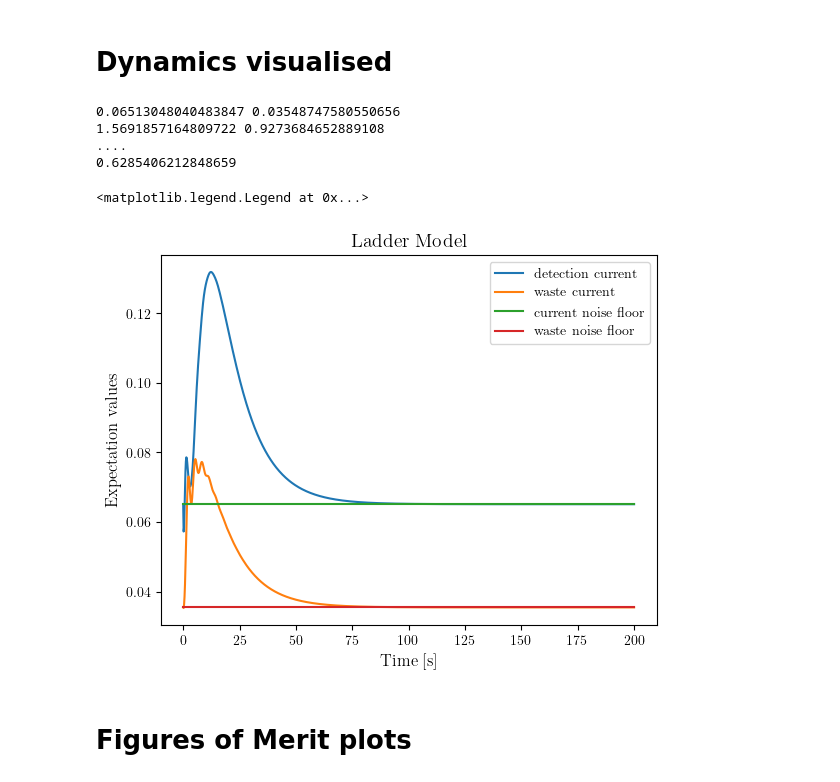
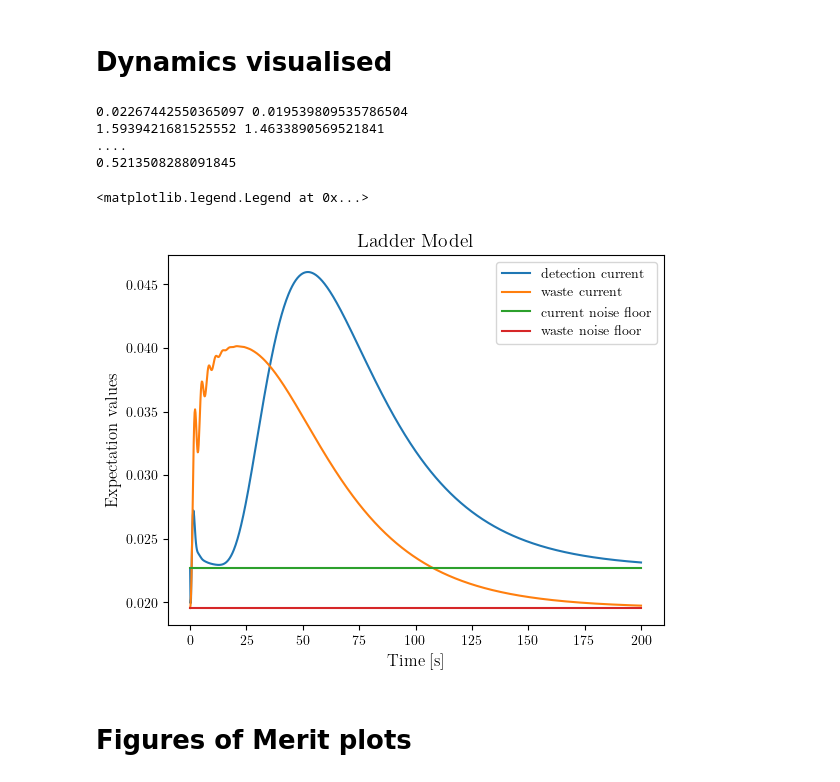
Before and after one commit to Emanuel-Schwarzhans/Quantum-detectors-as-autonomous-machines-assessing-the-thermodynamics-of-information-acquisit-co, a Jupyter notebook: thermal_single_photon_activation_amplification.ipynb, the cells around one changed output. Saved outputs shown, nothing was run; the diff lists cells and outputs as text; code cells hidden in the pictures.

```diff
--- a/thermal_single_photon_activation_amplification.ipynb
+++ b/thermal_single_photon_activation_amplification.ipynb
@@ -21,7 +22,7 @@ plt.rcParams.update({
 # %% [markdown]
 # Dynamics visualised
 # %%
-d_l=5
+d_l=10
 # Interaction strenghts
 g_sl=1
 g_ml=1
@@ -47,17 +48,19 @@ TC=0.1
 Tb=TC
 Td=TC
 
+k=0
+
 
 # parameters=[d_l,g_sl,g_lb,g_ml,e_s,e_l,e_C,e_H,rH,rC,rB,betaH,betaC,betaB]
 # tag_parameters="d_l,g_sl,g_lb,g_ml,e_s,e_l,e_C,e_H,rH,rC,rB,betaH,betaC,betaB"
 # Total Hamiltonian
-H=H0_full(e_s,e_l,e_C,e_H,d_l)+HI_full(g_sl,g_ml,d_l)
+H=H0_k(e_s,e_l,e_c,d_l,k)+HI_k(g_sl,g_ml,d_l,k)
 
 # Jump operators
-c_ops=c_ops_full(rateM,rateB,rateD,TH,TC,Tb,Td,e_s,e_C,e_l,d_l)
+c_ops=c_ops_k(rateM,rateB,rateD,TH,TC,Tb,Td,e_s,e_C,e_l,d_l,k)
 
 # Observable operators
-e_current_waste=Qobj(np.sum([-(c_ops_ladder_list(rateB,Tb,e_s,e_l,d_l)[2][l+1]-c_ops_ladder_list(rateB,Tb,e_s,e_l,d_l)[2][l])*c_ops_ladder_list(rateB,Tb,e_s,e_l,d_l)[0][l].dag()*c_ops_ladder_list(rateB,Tb,e_s,e_l,d_l)[0][l]+(c_ops_ladder_list(rateB,Tb,e_s,e_l,d_l)[2][l+1]-c_ops_ladder_list(rateB,Tb,e_s,e_l,d_l)[2][l])*c_ops_ladder_list(rateB,Tb,e_s,e_l,d_l)[1][l].dag()*c_ops_ladder_list(rateB,Tb,e_s,e_l,d_l)[1][l] for l in range(d_l-1)]))
+e_current_waste=Qobj(np.sum([-(c_ops_ladder_list_k(rateB,Tb,e_s,e_l,d_l,k)[2][l+1]-c_ops_ladder_list_k(rateB,Tb,e_s,e_l,d_l,k)[2][l])*c_ops_ladder_list_k(rateB,Tb,e_s,e_l,d_l,k)[0][l].dag()*c_ops_ladder_list_k(rateB,Tb,e_s,e_l,d_l,k)[0][l]+(c_ops_ladder_list_k(rateB,Tb,e_s,e_l,d_l,k)[2][l+1]-c_ops_ladder_list_k(rateB,Tb,e_s,e_l,d_l,k)[2][l])*c_ops_ladder_list_k(rateB,Tb,e_s,e_l,d_l,k)[1][l].dag()*c_ops_ladder_list_k(rateB,Tb,e_s,e_l,d_l,k)[1][l] for l in range(d_l-1)]))
 # e_current_top=c_ops[7]-c_ops[6]
 e_current=(e_l*(d_l-2)+e_s)*(c_ops[7].dag()*c_ops[7]-c_ops[6].dag()*c_ops[6])
 e_machine_heat_dissip =e_C*(c_ops[1].dag()*c_ops[1]-c_ops[0].dag()*c_ops[0])
@@ -89,37 +92,37 @@ plt.plot(times,np.linspace(expect(e_ops[-1],steady_prev_run),expect(e_ops[-1],st
 
 # plt.plot(times,result.expect[2],label="Machine entropy production")
 
 
 # plt.plot(times,result.expect[3],label="Machine heat draw")
 #plt.plot(times[200:300],result.expect[0][200:300])
 #plt.plot(times[200:300],result.expect[1][200:300])
 # plt.plot(times,result.expect[2])
 # plt.plot(times,result.expect[3])
 # plt.plot(result.expect[4])
 ax.set_xlabel('Time [s]')
 ax.set_ylabel('Expectation values')
 ax.legend(("detection current", "ready state","Machine entropy production", "Machine heat draw"))
 plt.title("Ladder Model")
 # print(tag_parameters)
 # print(parameters)
 # print("virtual inverse temperature: ",betaV)
 # print("efficiency: ",efficiency)
 noise_floor_curr=expect(e_ops[0],steady_prev_run)
 noise_floor_waste=expect(e_ops[-1],steady_prev_run)
 print(noise_floor_curr,noise_floor_waste)
 print(np.sum((result.expect[0]-noise_floor_curr)*t_f/t_steps),np.sum((result.expect[-1]-noise_floor_waste)*t_f/t_steps))
 
 print("....")
 print(np.sum((result.expect[0]-noise_floor_curr)*t_f/t_steps)/(np.sum((result.expect[0]-noise_floor_curr)*t_f/t_steps)+np.sum((result.expect[-1]-noise_floor_waste)*t_f/t_steps)))
 ax.legend()
 # fig.savefig('/home/manu/MEGA/Meine_Uni/Uni/Huber_Group/Projects/010 Measurement_Detector_Model/Python/transient_dyn_1.eps', format='eps')
 # %% [output]
-0.06513048040483847 0.03548747580550656
-1.5691857164809722 0.9273684652889108
+0.02267442550365097 0.019539809535786504
+1.5939421681525552 1.4633890569521841
 ....
-0.6285406212848659
+0.5213508288091845
 <matplotlib.legend.Legend at 0x...>
-[figure, old version]
+[figure, new version]
 # %% [markdown]
 # Figures of Merit plots
 # %% [markdown]
```
Also changed, not shown: parts of 7 cells of this notebook, 3 other files.
